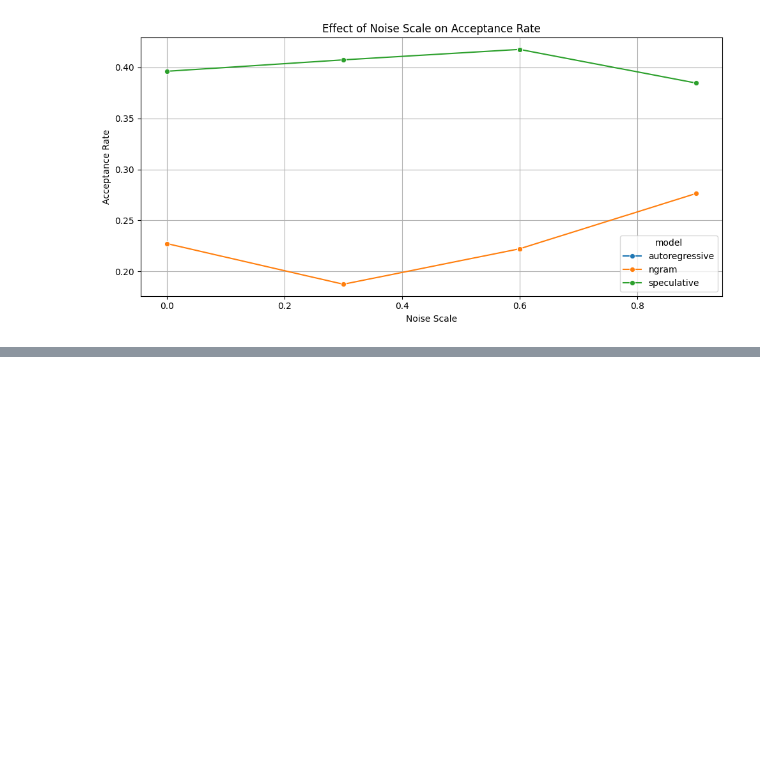
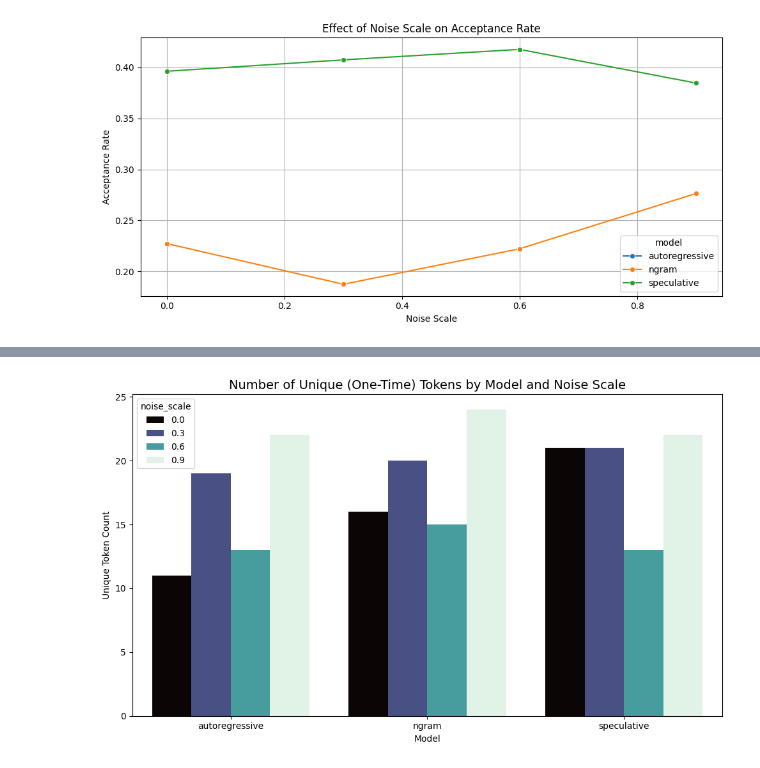
Before and after one commit to EulerMacaroni/Speculative-Decoding, a Jupyter notebook: results/NoiseVarAnalysis.ipynb, the cells around one changed output, grey strips where cells are left out. Cells and saved outputs as stored; diff of their text form; code cells hidden in the pictures; blank space fills up the shorter version.

```diff
--- a/results/NoiseVarAnalysis.ipynb
+++ b/results/NoiseVarAnalysis.ipynb
@@ -121,0 +235,25 @@ plt.show()
+# %%
+# Create a new DataFrame with all tokens and metadata
+rows = []
+
+for idx, row in df.iterrows():
+    tokens = str(row["output"]).lower().split()
+    for token in tokens:
+        rows.append({
+            "token": token,
+            "model": row["model"],
+            "noise_scale": row["noise_scale"]
+        })
+
+tokens_df = pd.DataFrame(rows)
+
+# Count occurrences of each token
+token_counts = tokens_df["token"].value_counts()
+
+# Filter tokens that appear only once
+rare_tokens = token_counts[token_counts == 1].index
+
+# Find rows where the token is rare
+rare_token_info = tokens_df[tokens_df["token"].isin(rare_tokens)]
+
+rare_token_info
@@ -121,0 +274,18 @@ plt.show()
+# %%
+import matplotlib.pyplot as plt
+import seaborn as sns
+
+# Count how many rare tokens were produced per (model, noise_scale)
+rare_counts = rare_token_info.groupby(["model", "noise_scale"]).size().reset_index(name="rare_token_count")
+
+# Plot the results
+plt.figure(figsize=(10, 6))
+sns.barplot(data=rare_counts, x="model", y="rare_token_count", hue="noise_scale", palette="mako")
+
+plt.title("Number of Unique (One-Time) Tokens by Model and Noise Scale", fontsize=14)
+plt.xlabel("Model")
+plt.ylabel("Unique Token Count")
+plt.tight_layout()
+plt.show()
+# %% [output]
+[figure, added]
```
Also changed, not shown: parts of 5 cells of this notebook.
